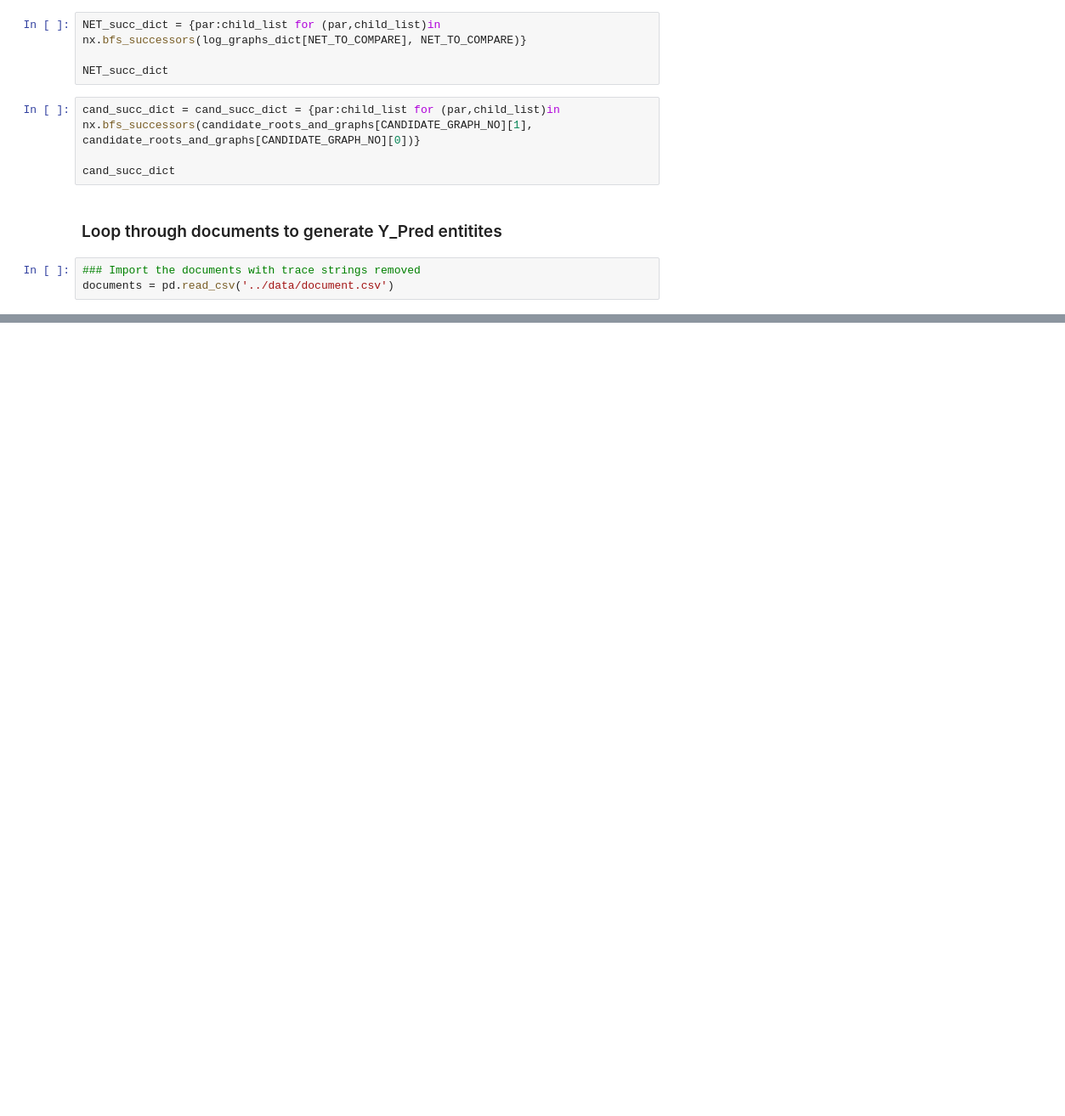
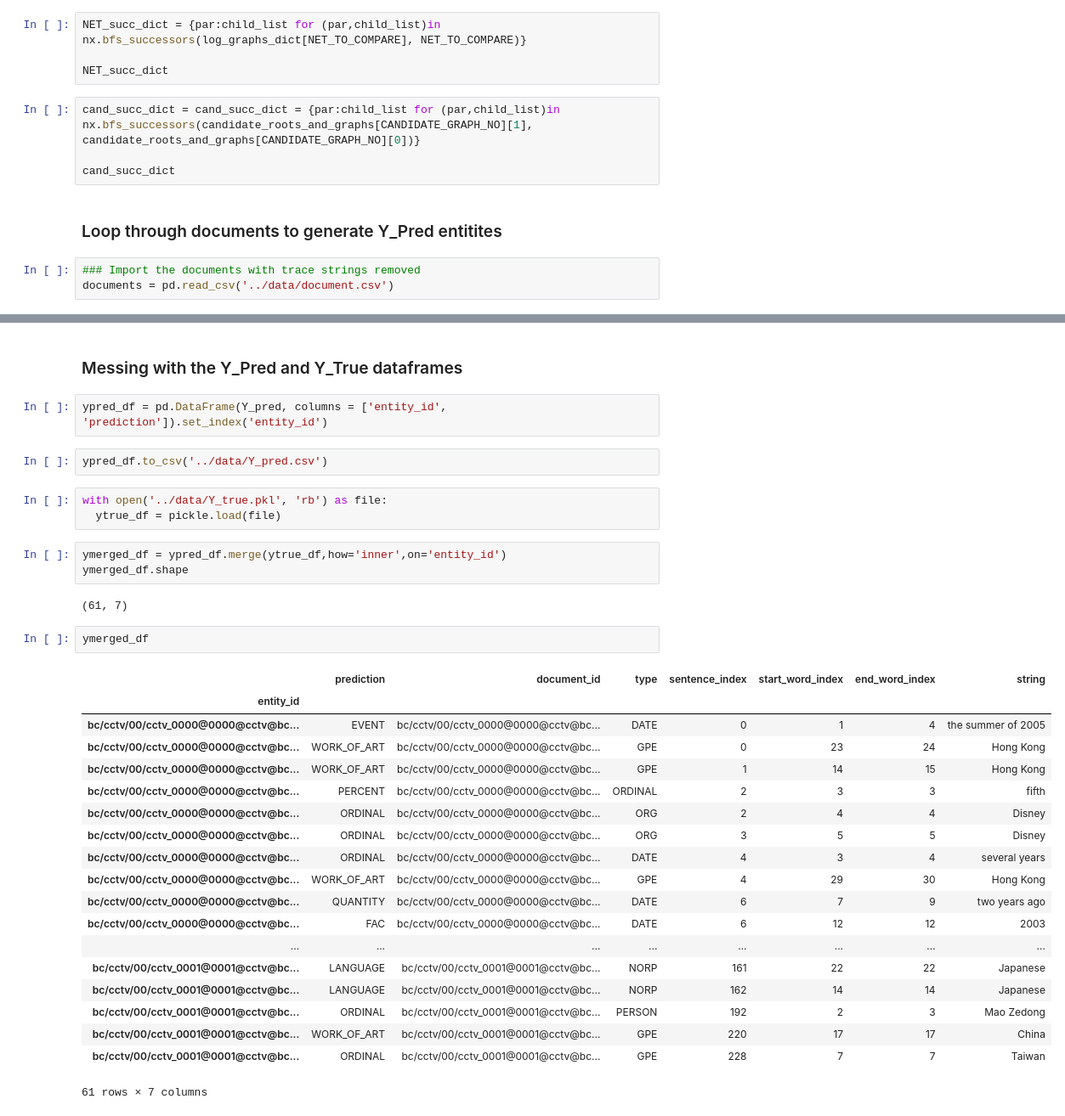
Before and after one commit to danrasband/w266-final-project, a Jupyter notebook: ontonotes_graphing/spaCy_Onto_dep_parse.ipynb, the cells around one changed output, grey strips where cells are left out. Shown at 85% size. Saved outputs shown, nothing was run; the diff lists cells and outputs as text; blank space fills up the shorter version.

```diff
--- a/ontonotes_graphing/spaCy_Onto_dep_parse.ipynb
+++ b/ontonotes_graphing/spaCy_Onto_dep_parse.ipynb
@@ -583,0 +688,36 @@ print(Y_pred)
+# %% [markdown]
+### Messing with the Y_Pred and Y_True dataframes
+# %%
+ypred_df = pd.DataFrame(Y_pred, columns = ['entity_id', 'prediction']).set_index('entity_id')
+# %%
+ypred_df.to_csv('../data/Y_pred.csv')
+# %%
+with open('../data/Y_true.pkl', 'rb') as file:
+  ytrue_df = pickle.load(file)
+# %%
+ymerged_df = ypred_df.merge(ytrue_df,how='inner',on='entity_id')
+ymerged_df.shape
+# %% [output]
+(61, 7)
+# %%
+ymerged_df
+# %% [output]
+|  | prediction | document_id | type | sentence_index | start_word_index | end_word_index | string |
+| entity_id |  |  |  |  |  |  |  |
+| bc/cctv/00/cctv_0000@0000@cctv@bc... | EVENT | bc/cctv/00/cctv_0000@0000@cctv@bc... | DATE | 0 | 1 | 4 | the summer of 2005 |
+| bc/cctv/00/cctv_0000@0000@cctv@bc... | WORK_OF_ART | bc/cctv/00/cctv_0000@0000@cctv@bc... | GPE | 0 | 23 | 24 | Hong Kong |
+| bc/cctv/00/cctv_0000@0000@cctv@bc... | WORK_OF_ART | bc/cctv/00/cctv_0000@0000@cctv@bc... | GPE | 1 | 14 | 15 | Hong Kong |
+| bc/cctv/00/cctv_0000@0000@cctv@bc... | PERCENT | bc/cctv/00/cctv_0000@0000@cctv@bc... | ORDINAL | 2 | 3 | 3 | fifth |
+| bc/cctv/00/cctv_0000@0000@cctv@bc... | ORDINAL | bc/cctv/00/cctv_0000@0000@cctv@bc... | ORG | 2 | 4 | 4 | Disney |
+| bc/cctv/00/cctv_0000@0000@cctv@bc... | ORDINAL | bc/cctv/00/cctv_0000@0000@cctv@bc... | ORG | 3 | 5 | 5 | Disney |
+| bc/cctv/00/cctv_0000@0000@cctv@bc... | ORDINAL | bc/cctv/00/cctv_0000@0000@cctv@bc... | DATE | 4 | 3 | 4 | several years |
+| bc/cctv/00/cctv_0000@0000@cctv@bc... | WORK_OF_ART | bc/cctv/00/cctv_0000@0000@cctv@bc... | GPE | 4 | 29 | 30 | Hong Kong |
+| bc/cctv/00/cctv_0000@0000@cctv@bc... | QUANTITY | bc/cctv/00/cctv_0000@0000@cctv@bc... | DATE | 6 | 7 | 9 | two years ago |
+| bc/cctv/00/cctv_0000@0000@cctv@bc... | FAC | bc/cctv/00/cctv_0000@0000@cctv@bc... | DATE | 6 | 12 | 12 | 2003 |
+| ... | ... | ... | ... | ... | ... | ... | ... |
+| bc/cctv/00/cctv_0001@0001@cctv@bc... | LANGUAGE | bc/cctv/00/cctv_0001@0001@cctv@bc... | NORP | 161 | 22 | 22 | Japanese |
+| bc/cctv/00/cctv_0001@0001@cctv@bc... | LANGUAGE | bc/cctv/00/cctv_0001@0001@cctv@bc... | NORP | 162 | 14 | 14 | Japanese |
+| bc/cctv/00/cctv_0001@0001@cctv@bc... | ORDINAL | bc/cctv/00/cctv_0001@0001@cctv@bc... | PERSON | 192 | 2 | 3 | Mao Zedong |
+| bc/cctv/00/cctv_0001@0001@cctv@bc... | WORK_OF_ART | bc/cctv/00/cctv_0001@0001@cctv@bc... | GPE | 220 | 17 | 17 | China |
+| bc/cctv/00/cctv_0001@0001@cctv@bc... | ORDINAL | bc/cctv/00/cctv_0001@0001@cctv@bc... | GPE | 228 | 7 | 7 | Taiwan |
+61 rows × 7 columns
```
Also changed, not shown: parts of 32 cells of this notebook, 2 other files.
